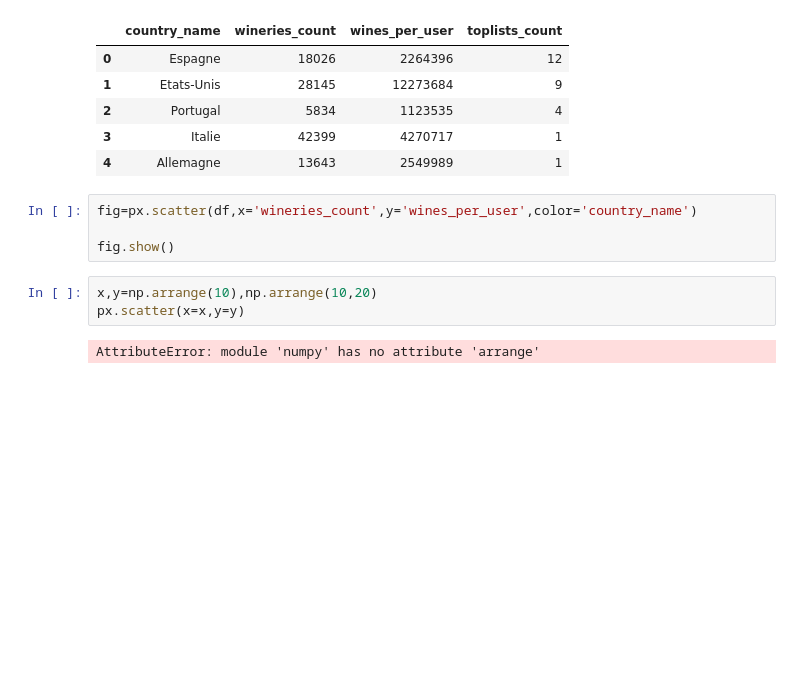
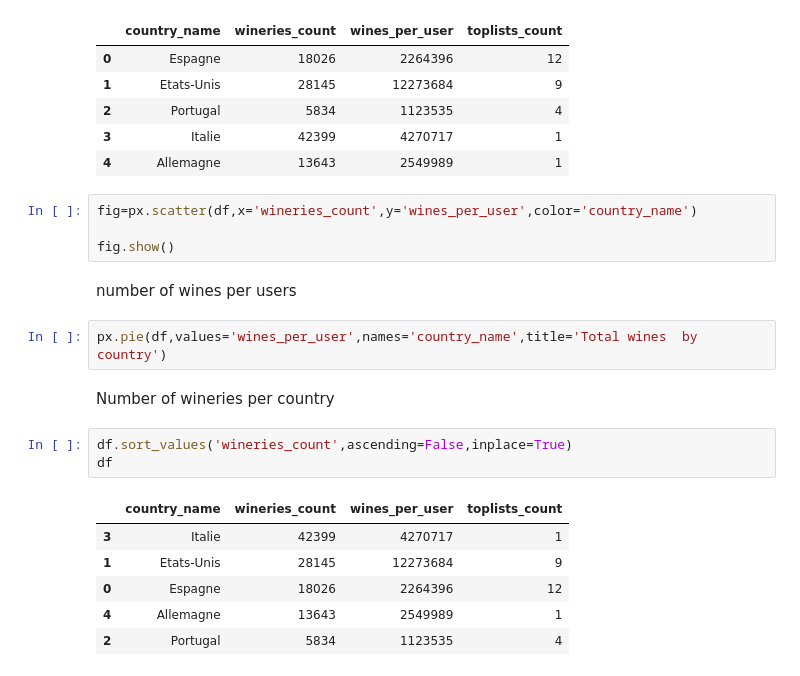
Before and after one commit to appiKaL/wiwino-project, a Jupyter notebook: viz/rep2.ipynb, the cells around one changed output. Drawn from its saved outputs; the diff is of its cells as text; blank space fills up the shorter version.

```diff
--- a/viz/rep2.ipynb
+++ b/viz/rep2.ipynb
@@ -21,8 +25,19 @@ df
 fig=px.scatter(df,x='wineries_count',y='wines_per_user',color='country_name')
 
 fig.show()
-# %%
-x,y=np.arrange(10),np.arrange(10,20)
-px.scatter(x=x,y=y)
-# %% [output]
-AttributeError: module 'numpy' has no attribute 'arrange'
+# %% [markdown]
+number of wines per users
+# %%
+px.pie(df,values='wines_per_user',names='country_name',title='Total wines  by country')
+# %% [markdown]
+Number of wineries per country
+# %%
+df.sort_values('wineries_count',ascending=False,inplace=True)
+df
+# %% [output]
+|  | country_name | wineries_count | wines_per_user | toplists_count |
+| 3 | Italie | 42399 | 4270717 | 1 |
+| 1 | Etats-Unis | 28145 | 12273684 | 9 |
+| 0 | Espagne | 18026 | 2264396 | 12 |
+| 4 | Allemagne | 13643 | 2549989 | 1 |
+| 2 | Portugal | 5834 | 1123535 | 4 |
```
Also changed, not shown: parts of 10 cells of this notebook, 28 other files.
